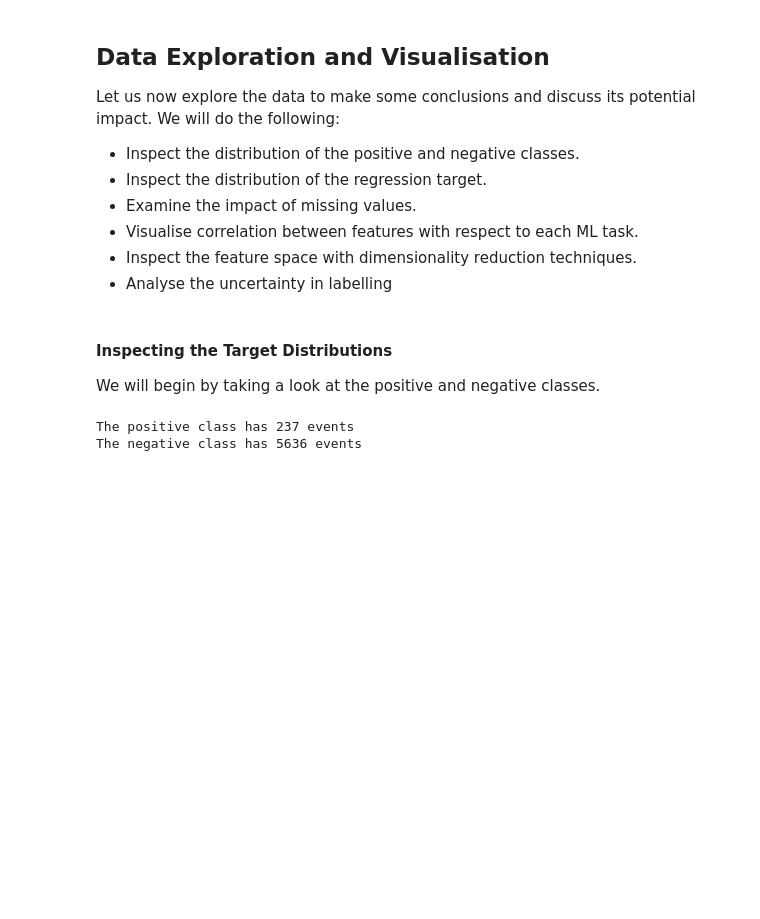
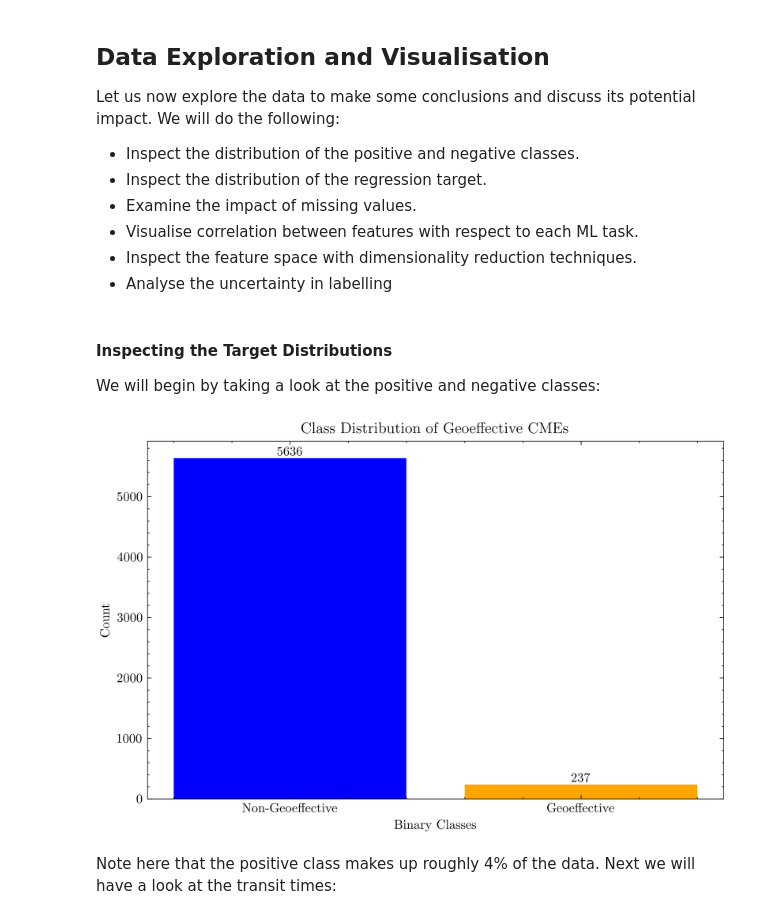
Before and after one commit to yusufmspahi/IBM-Z-Datathon-2024, a Jupyter notebook: data_preprocessing.ipynb, the cells around one changed output. Saved outputs shown, nothing was run; the diff lists cells and outputs as text; code cells hidden in the pictures; blank space fills up the shorter version.

```diff
--- a/data_preprocessing.ipynb
+++ b/data_preprocessing.ipynb
@@ -219,6 +222,7 @@ for _, row in geoeffective_df.iterrows():
     merged_df.loc[mask, 'Geoeffective'] = 1
     merged_df.loc[mask, 'TransitTime'] = row['TransitTime']
 
+merged_df['TransitTime'] = pd.to_numeric(merged_df['TransitTime'], errors='coerce')
 # Saving the final dataset as .csv
 #merged_df.to_csv(r"data/final_dataset.csv", index=False)
 # %% [markdown]
@@ -232,14 +236,4 @@ Let us now explore the data to make some conclusions and discuss its potential i
 - Analyse the uncertainty in labelling
 # %% [markdown]
 #### Inspecting the Target Distributions
-We will begin by taking a look at the positive and negative classes.
+We will begin by taking a look at the positive and negative classes:
-# %%
-# Counting the number of events in the positive and negative class
-geoeffective_events_count = merged_df['Geoeffective'].sum()
-nongeo_events_count = merged_df.shape[0] - geoeffective_events_count
-
-print(f"The positive class has {geoeffective_events_count} events")
-print(f"The negative class has {nongeo_events_count} events")
-# %% [output]
-The positive class has 237 events
-The negative class has 5636 events
@@ -255,19 +240,24 @@ plt.plot(x,y)
 # %%
 # Calculate the counts of each class
-class_counts = df['Geoeffective'].value_counts()
+class_counts = merged_df['Geoeffective'].value_counts()
 
 # Create a bar chart
-plt.figure(figsize=(6,4))
+plt.style.use(['science'])
+plt.figure(figsize=(8,5), dpi=500)
 bars = plt.bar(class_counts.index, class_counts.values, color=['blue', 'orange'])
 
 # Add labels on the bars
 for bar in bars:
     yval = bar.get_height()
     plt.text(bar.get_x() + bar.get_width()/2, yval, int(yval), ha='center', va='bottom')
 
 # Add titles and labels
 plt.title('Class Distribution of Geoeffective CMEs')
-plt.xlabel('Geoeffective (1 = Yes, 0 = No)')
+plt.xlabel('Binary Classes')
 plt.ylabel('Count')
 plt.xticks([0, 1], ['Non-Geoeffective', 'Geoeffective'])
 plt.show()
+# %% [output]
+[figure, added]
+# %% [markdown]
+Note here that the positive class makes up roughly 4% of the data. Next we will have a look at the transit times:
```
Also changed, not shown: parts of 16 cells of this notebook.
